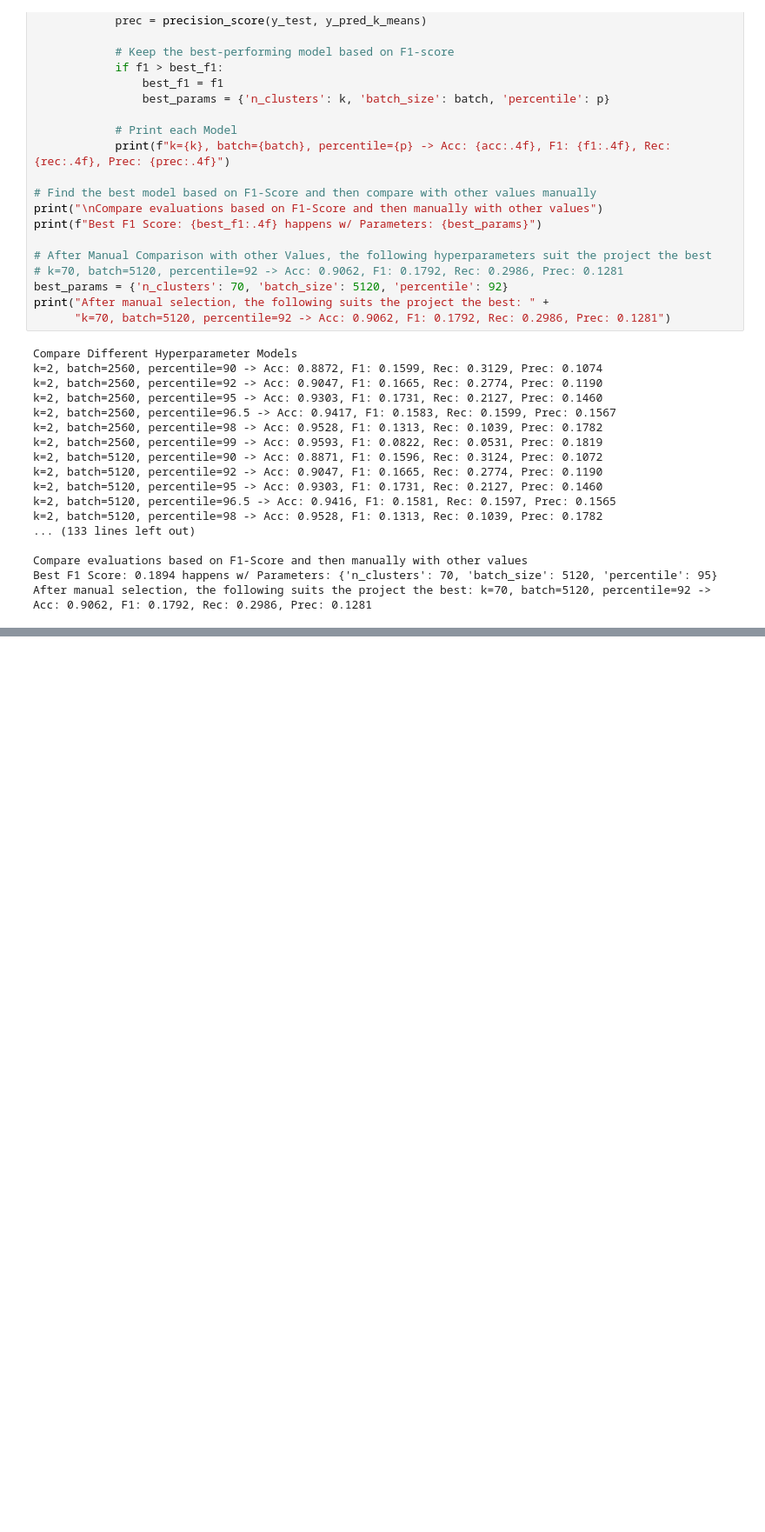
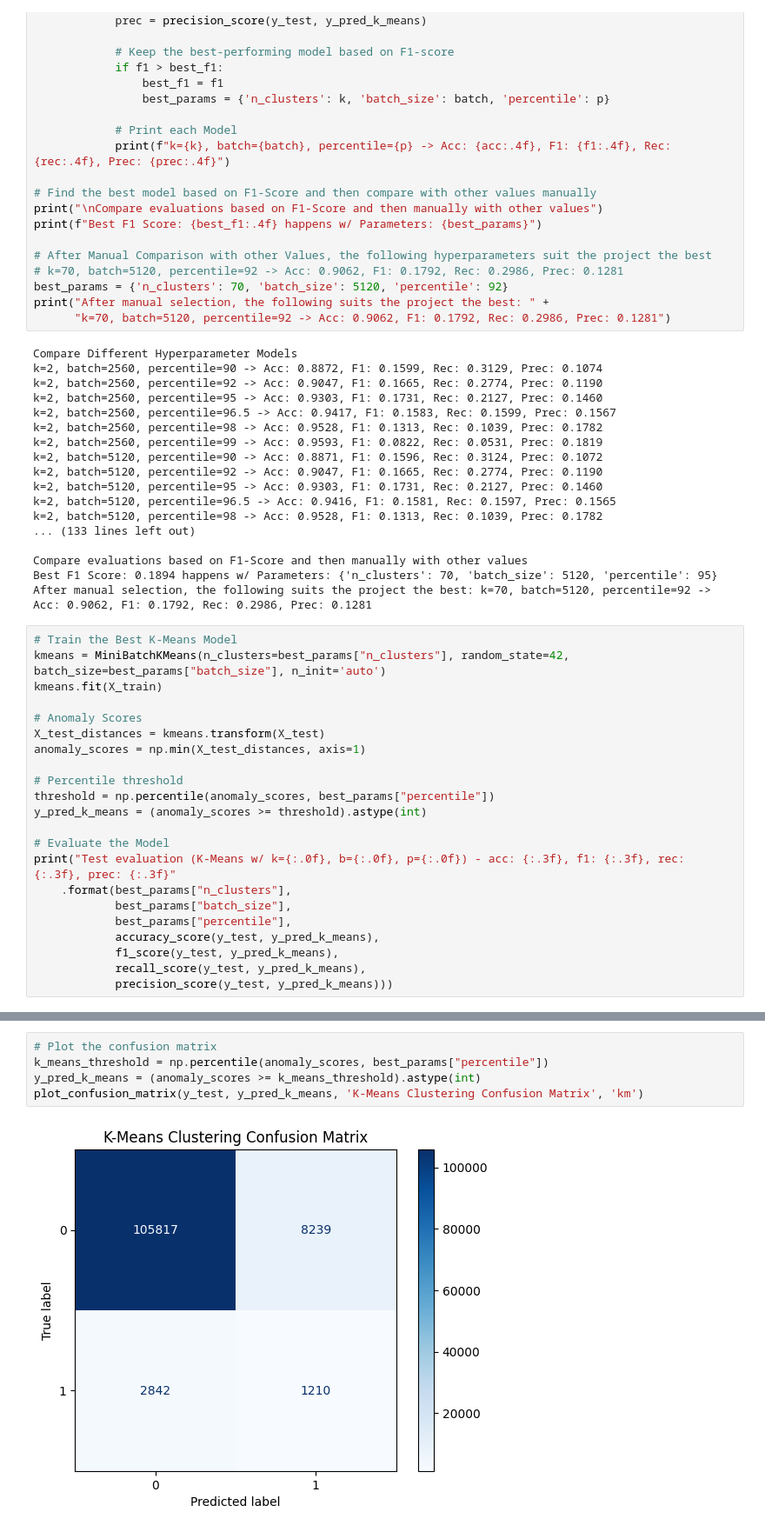
Before and after one commit to NDubelovskyi/CreditCardFraudDetection, a Jupyter notebook: notebooks/2_model_training.ipynb, the cells around one changed output, grey strips where cells are left out. Shown at 87% size. Cells and saved outputs as stored; diff of their text form; blank space fills up the shorter version.

Commit message:
K-Means: Confusion Matrix

```diff
--- a/notebooks/2_model_training.ipynb
+++ b/notebooks/2_model_training.ipynb
@@ -229,3 +229,25 @@ k=2, batch=5120, percentile=98 -> Acc: 0.9528, F1: 0.1313, Rec: 0.1039, Prec: 0.
 Compare evaluations based on F1-Score and then manually with other values
 Best F1 Score: 0.1894 happens w/ Parameters: {'n_clusters': 70, 'batch_size': 5120, 'percentile': 95}
 After manual selection, the following suits the project the best: k=70, batch=5120, percentile=92 -> Acc: 0.9062, F1: 0.1792, Rec: 0.2986, Prec: 0.1281
+# %%
+# Train the Best K-Means Model
+kmeans = MiniBatchKMeans(n_clusters=best_params["n_clusters"], random_state=42, batch_size=best_params["batch_size"], n_init='auto')
+kmeans.fit(X_train)
+
+# Anomaly Scores
+X_test_distances = kmeans.transform(X_test)
+anomaly_scores = np.min(X_test_distances, axis=1)
+
+# Percentile threshold
+threshold = np.percentile(anomaly_scores, best_params["percentile"])
+y_pred_k_means = (anomaly_scores >= threshold).astype(int)
+
+# Evaluate the Model
+print("Test evaluation (K-Means w/ k={:.0f}, b={:.0f}, p={:.0f}) - acc: {:.3f}, f1: {:.3f}, rec: {:.3f}, prec: {:.3f}"
+    .format(best_params["n_clusters"],
+            best_params["batch_size"],
+            best_params["percentile"],
+            accuracy_score(y_test, y_pred_k_means),
+            f1_score(y_test, y_pred_k_means),
+            recall_score(y_test, y_pred_k_means),
+            precision_score(y_test, y_pred_k_means)))
@@ -231,0 +263,7 @@ After manual selection, the following suits the project the best: k=70, batch=51
+# %%
+# Plot the confusion matrix
+k_means_threshold = np.percentile(anomaly_scores, best_params["percentile"])
+y_pred_k_means = (anomaly_scores >= k_means_threshold).astype(int)
+plot_confusion_matrix(y_test, y_pred_k_means, 'K-Means Clustering Confusion Matrix', 'km')
+# %% [output]
+[figure, added]
```
Also changed, not shown: parts of 2 cells of this notebook, 3 other files.
